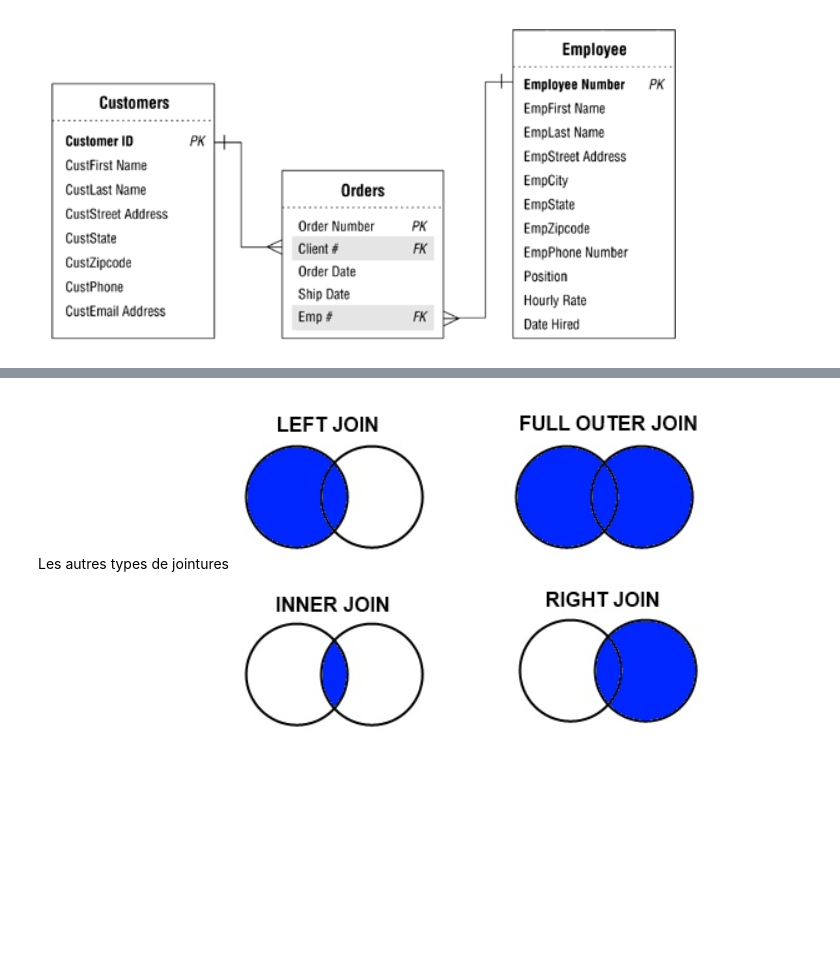
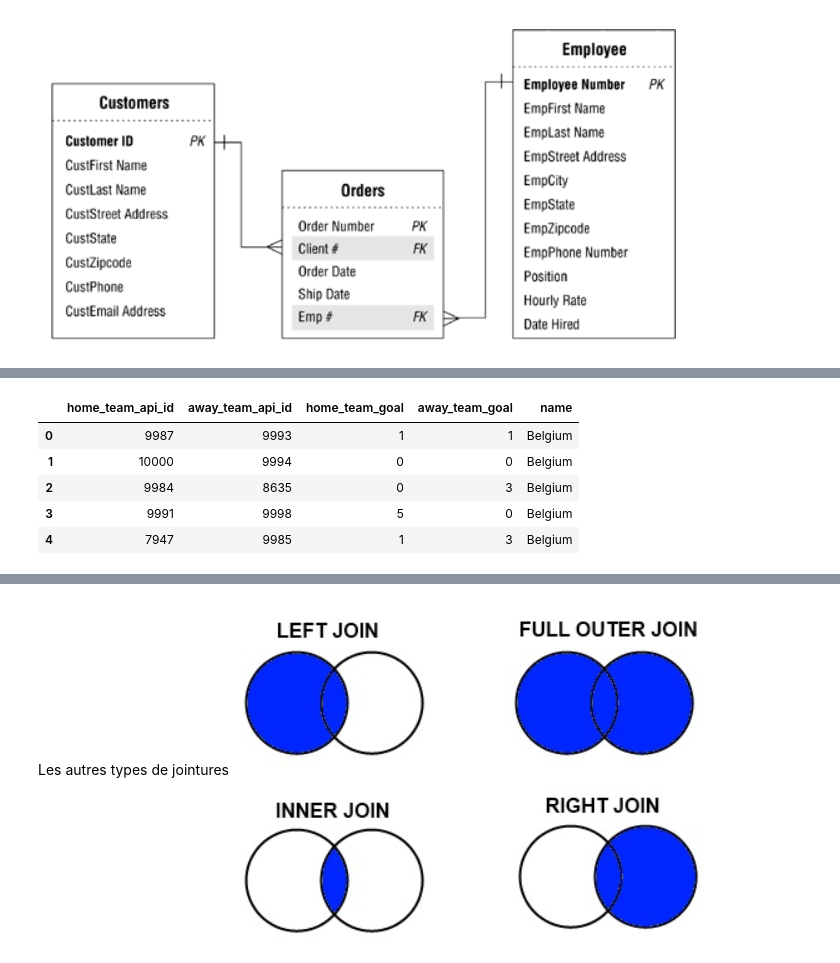
Before and after one commit to guimeto/cours_python, a Jupyter notebook: 14_SQL/14 - Requêter une base SQL - cours.ipynb, the cells around one changed output, grey strips where cells are left out. Cells and saved outputs as stored; diff of their text form; code cells hidden in the pictures; blank space fills up the shorter version.

```diff
--- a/14_SQL/14 - Requêter une base SQL - cours.ipynb
+++ b/14_SQL/14 - Requêter une base SQL - cours.ipynb
@@ -372,9 +454,16 @@ match
 # %%
 #Selectionner uniquement certaines tables
 match = pd.read_sql("""SELECT home_team_api_id,away_team_api_id,home_team_goal,away_team_goal, country.name FROM MATCH
                         INNER JOIN country
                         ON match.country_id == country.id;""", conn)
-match
+match.head()
+# %% [output]
+|  | home_team_api_id | away_team_api_id | home_team_goal | away_team_goal | name |
+| 0 | 9987 | 9993 | 1 | 1 | Belgium |
+| 1 | 10000 | 9994 | 0 | 0 | Belgium |
+| 2 | 9984 | 8635 | 0 | 3 | Belgium |
+| 3 | 9991 | 9998 | 5 | 0 | Belgium |
+| 4 | 7947 | 9985 | 1 | 3 | Belgium |
 # %%
 team = pd.read_sql("""SELECT *
                         FROM team;""", conn)
```
Also changed, not shown: parts of 22 cells of this notebook, 1 other file.
